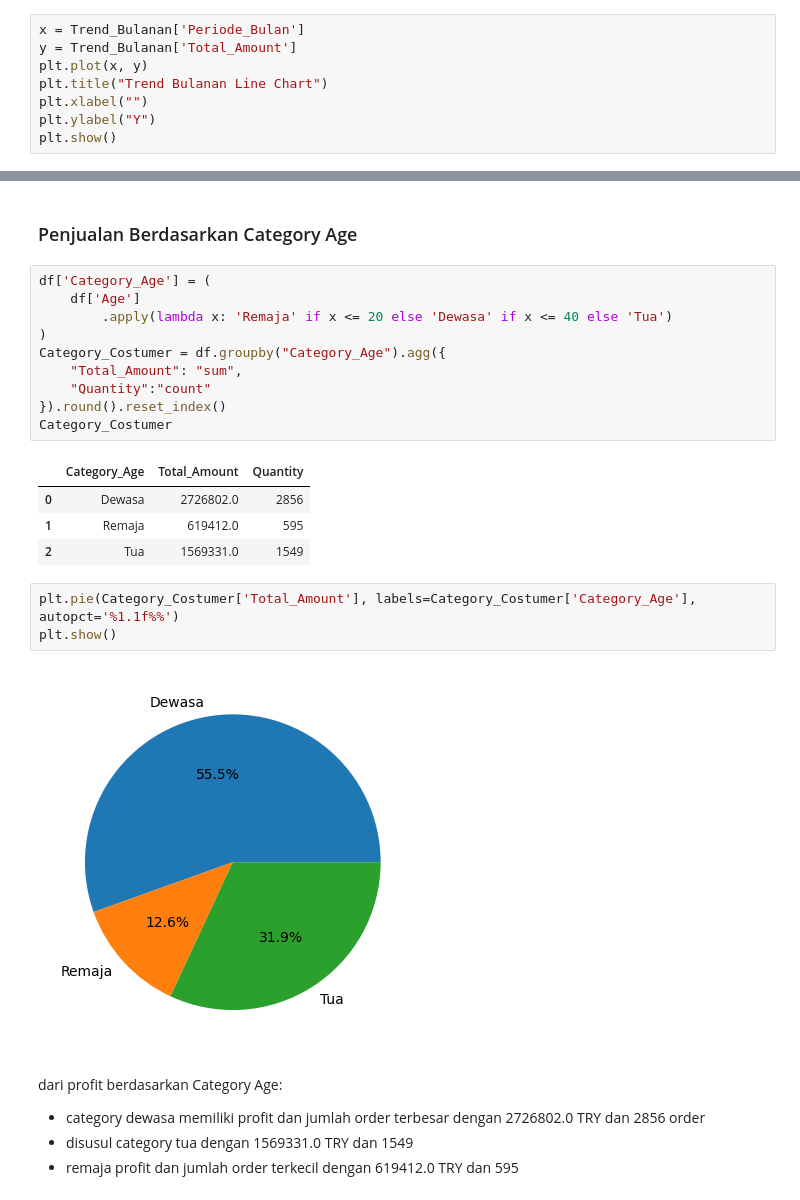
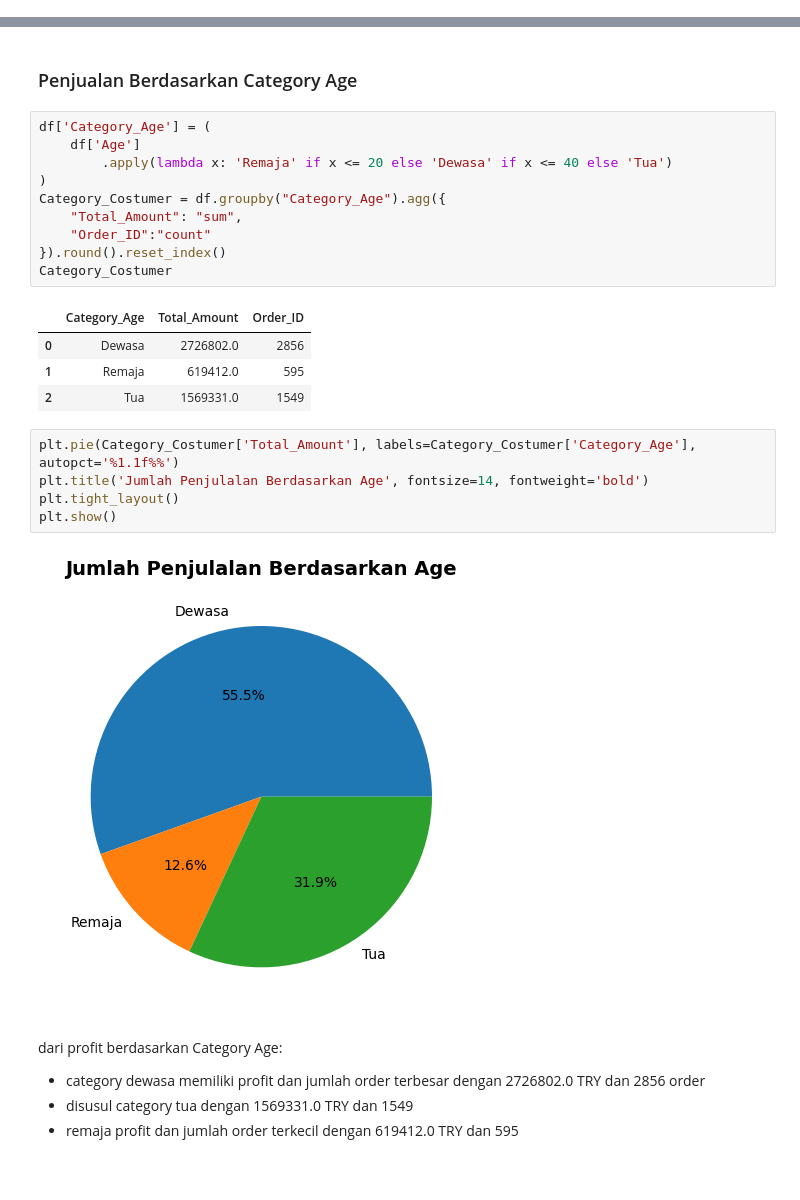
Before and after one commit to HaafizHhamda/Project-Analysis, a Jupyter notebook: Notebook.ipynb, the cells around one changed output, grey strips where cells are left out. Drawn from its saved outputs; the diff is of its cells as text; blank space fills up the shorter version.

```diff
--- a/Notebook.ipynb
+++ b/Notebook.ipynb
@@ -184,8 +177,0 @@ Trend_Bulanan
-# %%
-x = Trend_Bulanan['Periode_Bulan']
-y = Trend_Bulanan['Total_Amount']
-plt.plot(x, y)
-plt.title("Trend Bulanan Line Chart")
-plt.xlabel("")
-plt.ylabel("Y")
-plt.show()
@@ -235,19 +282,21 @@ df['Category_Age'] = (
 )
 Category_Costumer = df.groupby("Category_Age").agg({
     "Total_Amount": "sum",
-    "Quantity":"count"
+    "Order_ID":"count"
 }).round().reset_index()
 Category_Costumer
 # %% [output]
-|  | Category_Age | Total_Amount | Quantity |
+|  | Category_Age | Total_Amount | Order_ID |
 | 0 | Dewasa | 2726802.0 | 2856 |
 | 1 | Remaja | 619412.0 | 595 |
 | 2 | Tua | 1569331.0 | 1549 |
 # %%
 plt.pie(Category_Costumer['Total_Amount'], labels=Category_Costumer['Category_Age'], autopct='%1.1f%%')
+plt.title('Jumlah Penjulalan Berdasarkan Age', fontsize=14, fontweight='bold')
+plt.tight_layout()
 plt.show()
 # %% [output]
-[figure, old version]
+[figure, new version]
 # %% [markdown]
 dari profit berdasarkan Category Age:
 -  category dewasa memiliki profit dan jumlah order terbesar dengan 2726802.0 TRY dan 2856 order
```
Also changed, not shown: parts of 16 cells of this notebook, 1 other file.
